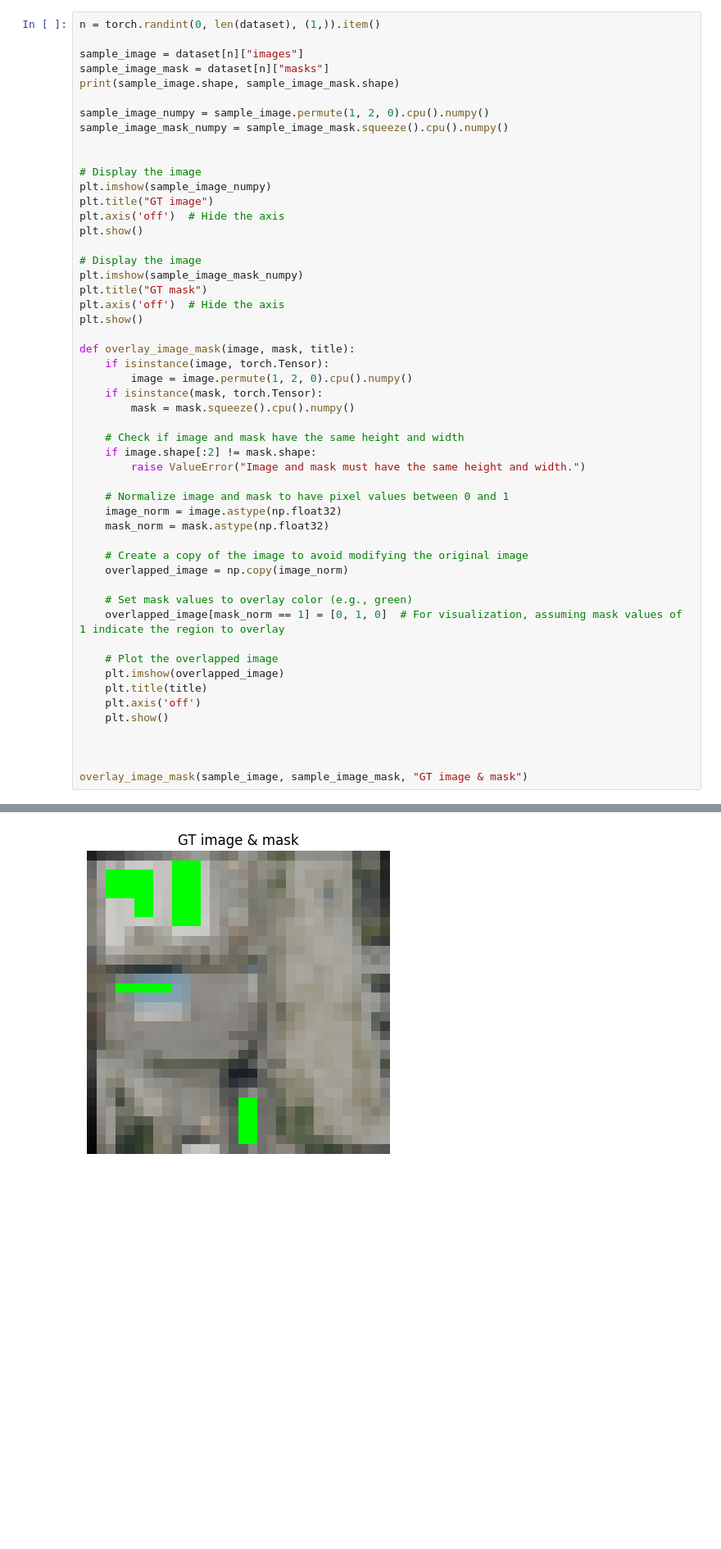
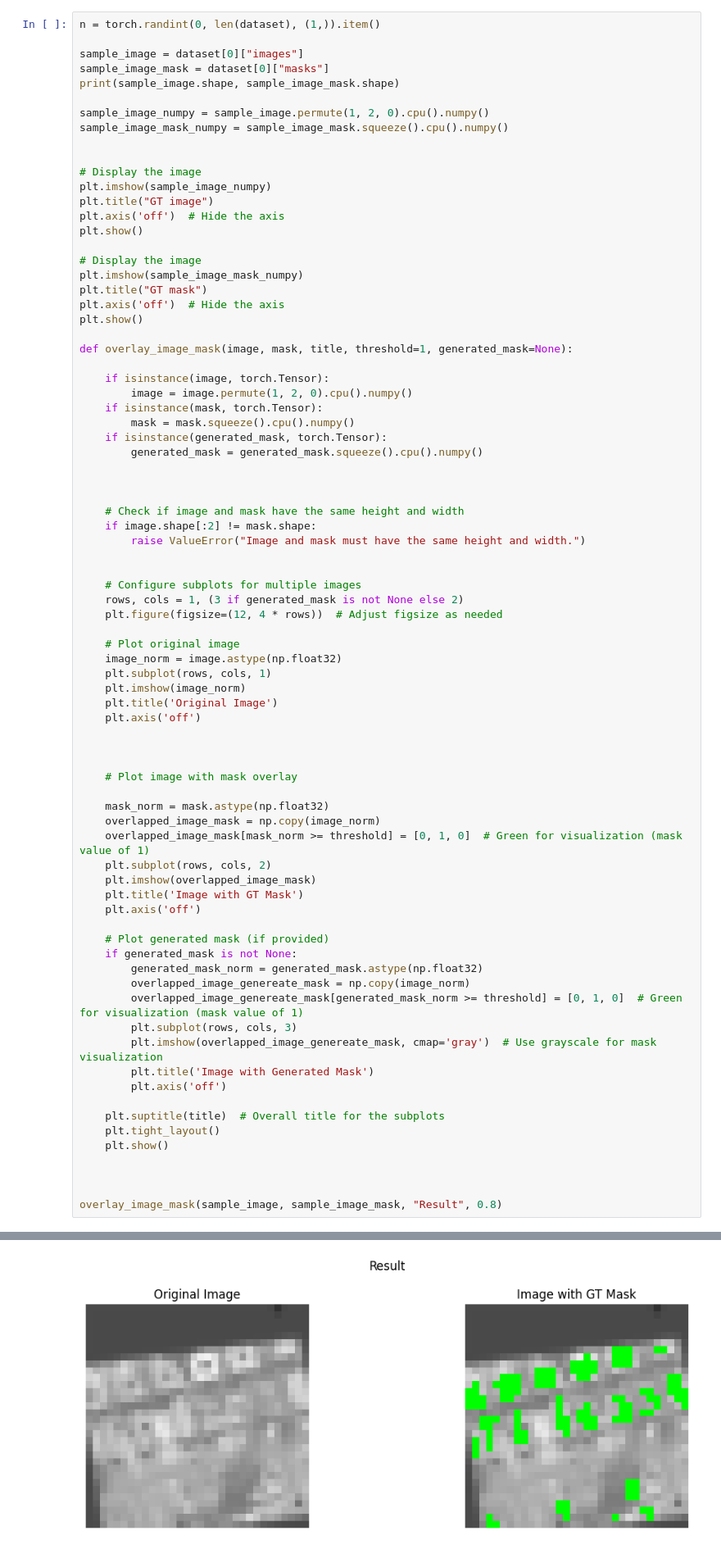
Before and after one commit to AlmajedA/satellite-image-segmentation, a Jupyter notebook: main.ipynb, the cells around one changed output, grey strips where cells are left out. Shown at 82% size. Drawn from its saved outputs; the diff is of its cells as text; blank space fills up the shorter version.

```diff
--- a/main.ipynb
+++ b/main.ipynb
@@ -108,8 +108,8 @@ index created!
 # %%
 n = torch.randint(0, len(dataset), (1,)).item()
 
-sample_image = dataset[n]["images"]
-sample_image_mask = dataset[n]["masks"]
+sample_image = dataset[0]["images"]
+sample_image_mask = dataset[0]["masks"]
 print(sample_image.shape, sample_image_mask.shape)
 
 sample_image_numpy = sample_image.permute(1, 2, 0).cpu().numpy()
@@ -128,34 +128,61 @@ plt.title("GT mask")
 plt.axis('off')  # Hide the axis
 plt.show()
 
-def overlay_image_mask(image, mask, title):
+def overlay_image_mask(image, mask, title, threshold=1, generated_mask=None):
+
     if isinstance(image, torch.Tensor):
         image = image.permute(1, 2, 0).cpu().numpy()
     if isinstance(mask, torch.Tensor):
         mask = mask.squeeze().cpu().numpy()
+    if isinstance(generated_mask, torch.Tensor):
+        generated_mask = generated_mask.squeeze().cpu().numpy()
+
+
 
     # Check if image and mask have the same height and width
     if image.shape[:2] != mask.shape:
         raise ValueError("Image and mask must have the same height and width.")
 
-    # Normalize image and mask to have pixel values between 0 and 1
+
+    # Configure subplots for multiple images
+    rows, cols = 1, (3 if generated_mask is not None else 2)
+    plt.figure(figsize=(12, 4 * rows))  # Adjust figsize as needed
+
+    # Plot original image
     image_norm = image.astype(np.float32)
+    plt.subplot(rows, cols, 1)
+    plt.imshow(image_norm)
+    plt.title('Original Image')
+    plt.axis('off')
+
+
+
+    # Plot image with mask overlay
+
     mask_norm = mask.astype(np.float32)
+    overlapped_image_mask = np.copy(image_norm)
+    overlapped_image_mask[mask_norm >= threshold] = [0, 1, 0]  # Green for visualization (mask value of 1)
+    plt.subplot(rows, cols, 2)
+    plt.imshow(overlapped_image_mask)
+    plt.title('Image with GT Mask')
+    plt.axis('off')
 
-    # Create a copy of the image to avoid modifying the original image
-    overlapped_image = np.copy(image_norm)
+    # Plot generated mask (if provided)
+    if generated_mask is not None:
+        generated_mask_norm = generated_mask.astype(np.float32)
+        overlapped_image_genereate_mask = np.copy(image_norm)
+        overlapped_image_genereate_mask[generated_mask_norm >= threshold] = [0, 1, 0]  # Green for visualization (mask value of 1)
+        plt.subplot(rows, cols, 3)
+        plt.imshow(overlapped_image_genereate_mask, cmap='gray')  # Use grayscale for mask visualization
+        plt.title('Image with Generated Mask')
+        plt.axis('off')
 
-    # Set mask values to overlay color (e.g., green)
-    overlapped_image[mask_norm == 1] = [0, 1, 0]  # For visualization, assuming mask values of 1 indicate the region to overlay
-
-    # Plot the overlapped image
-    plt.imshow(overlapped_image)
-    plt.title(title)
-    plt.axis('off')
+    plt.suptitle(title)  # Overall title for the subplots
+    plt.tight_layout()
     plt.show()
 
 
 
-overlay_image_mask(sample_image, sample_image_mask, "GT image & mask")
+overlay_image_mask(sample_image, sample_image_mask, "Result", 0.8)
 # %% [output]
 torch.Size([3, 32, 32]) torch.Size([1, 32, 32])
@@ -164,4 +191,4 @@ torch.Size([3, 32, 32]) torch.Size([1, 32, 32])
-[figure, old version]
+[figure, new version]
 # %% [markdown]
 ## Creating train dataloader
 # %%
```
Also changed, not shown: parts of 2 cells of this notebook.
